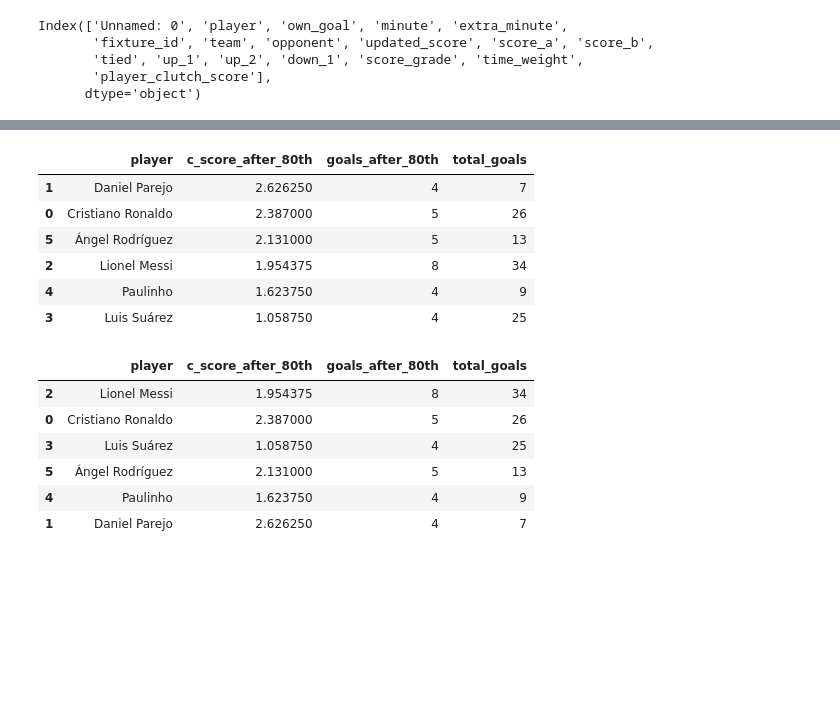
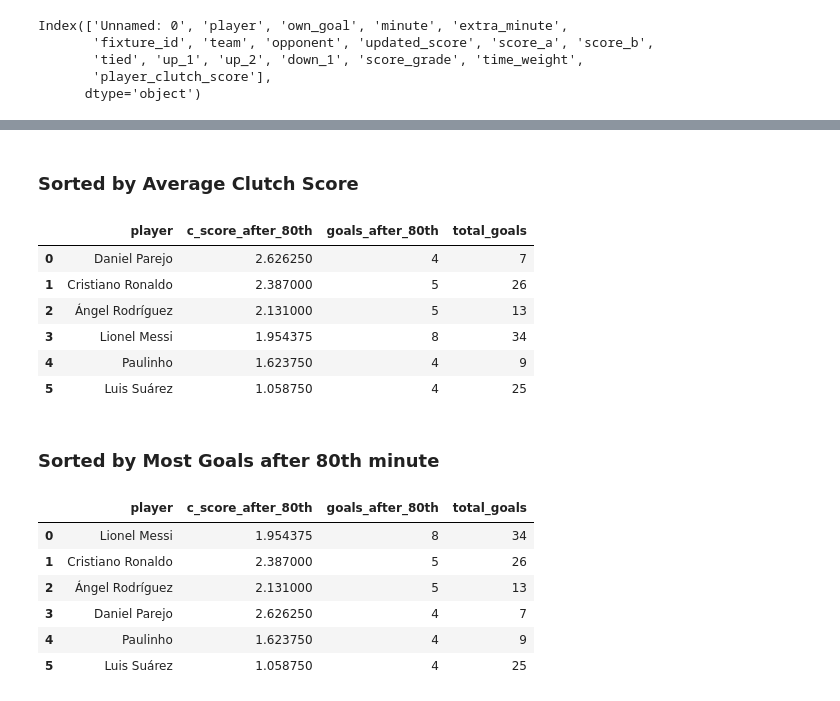
Before and after one commit to carlos-gutier/DS-Project1-Data-Storytelling, a Jupyter notebook: DS1_Project1_LaLiga_ClutchGrading.ipynb, the cells around one changed output, grey strips where cells are left out. Drawn from its saved outputs; the diff is of its cells as text; code cells hidden in the pictures; blank space fills up the shorter version.

```diff
--- a/DS1_Project1_LaLiga_ClutchGrading.ipynb
+++ b/DS1_Project1_LaLiga_ClutchGrading.ipynb
@@ -75,13 +88,13 @@ df_top10
 clutch_table = df_table[df_table.minute > 80].groupby('player').filter(lambda x: len(x) >= 4).sort_values(['player'])
 
 # List - Player Names - AFTER 80TH MINUTE Clutch scorers with +4 Goals
-players_clutch = clutch_after80.player.unique()
+players_clutch = clutch_table.player.unique()
 
 # List - TOTAL Goal Count - AFTER 80TH MINUTE Clutch scorers with +4 Goals
 clutch_total_goalcnt = df_table[df_table.player.isin(players_clutch)].player.value_counts()
 
 # List - Goal Count - AFTER 80TH MINUTE Clutch scorers with +4 Goals
-clutch_goalcnt = clutch_after80.player.value_counts()
+clutch_goalcnt = clutch_table.player.value_counts()
 
 # List - Avg 'clutch_score' - AFTER 80TH MINUTE Clutch scorers with +4 Goals
 clutch_avg_score = clutch_table.groupby('player')['player_clutch_score'].agg(np.mean)
@@ -108,24 +101,28 @@ clutch_table
+# %% [markdown]
+### Sorted by Average Clutch Score
 # %%
 df_clutch = pd.concat([clutch_avg_score, clutch_goalcnt, clutch_total_goalcnt], axis=1, sort=False).reset_index()
 df_clutch.columns = ['player', 'c_score_after_80th', 'goals_after_80th', 'total_goals']
-df_clutch = df_clutch.sort_values(by='c_score_after_80th', ascending=False)
+df_clutch = df_clutch.sort_values(by='c_score_after_80th', ascending=False).reset_index(drop=True)
 df_clutch
 # %% [output]
 |  | player | c_score_after_80th | goals_after_80th | total_goals |
-| 1 | Daniel Parejo | 2.626250 | 4 | 7 |
-| 0 | Cristiano Ronaldo | 2.387000 | 5 | 26 |
-| 5 | Ángel Rodríguez | 2.131000 | 5 | 13 |
-| 2 | Lionel Messi | 1.954375 | 8 | 34 |
+| 0 | Daniel Parejo | 2.626250 | 4 | 7 |
+| 1 | Cristiano Ronaldo | 2.387000 | 5 | 26 |
+| 2 | Ángel Rodríguez | 2.131000 | 5 | 13 |
+| 3 | Lionel Messi | 1.954375 | 8 | 34 |
 | 4 | Paulinho | 1.623750 | 4 | 9 |
-| 3 | Luis Suárez | 1.058750 | 4 | 25 |
+| 5 | Luis Suárez | 1.058750 | 4 | 25 |
+# %% [markdown]
+### Sorted by Most Goals after 80th minute
 # %%
-df_clutch_sorted = df_clutch.sort_values(by='total_goals', ascending=False)
+df_clutch_sorted = df_clutch.sort_values(by='goals_after_80th', ascending=False).reset_index(drop=True)
 df_clutch_sorted
 # %% [output]
 |  | player | c_score_after_80th | goals_after_80th | total_goals |
-| 2 | Lionel Messi | 1.954375 | 8 | 34 |
-| 0 | Cristiano Ronaldo | 2.387000 | 5 | 26 |
-| 3 | Luis Suárez | 1.058750 | 4 | 25 |
-| 5 | Ángel Rodríguez | 2.131000 | 5 | 13 |
+| 0 | Lionel Messi | 1.954375 | 8 | 34 |
+| 1 | Cristiano Ronaldo | 2.387000 | 5 | 26 |
+| 2 | Ángel Rodríguez | 2.131000 | 5 | 13 |
+| 3 | Daniel Parejo | 2.626250 | 4 | 7 |
 | 4 | Paulinho | 1.623750 | 4 | 9 |
-| 1 | Daniel Parejo | 2.626250 | 4 | 7 |
+| 5 | Luis Suárez | 1.058750 | 4 | 25 |
```
Also changed, not shown: parts of 28 cells of this notebook.
